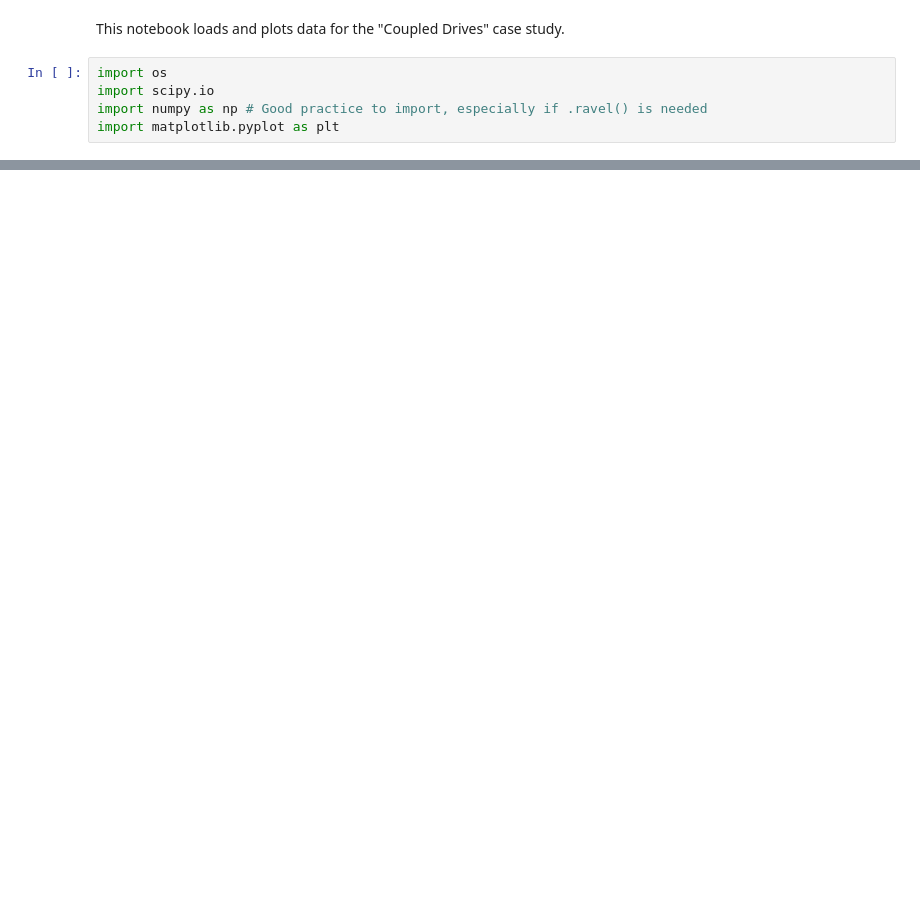
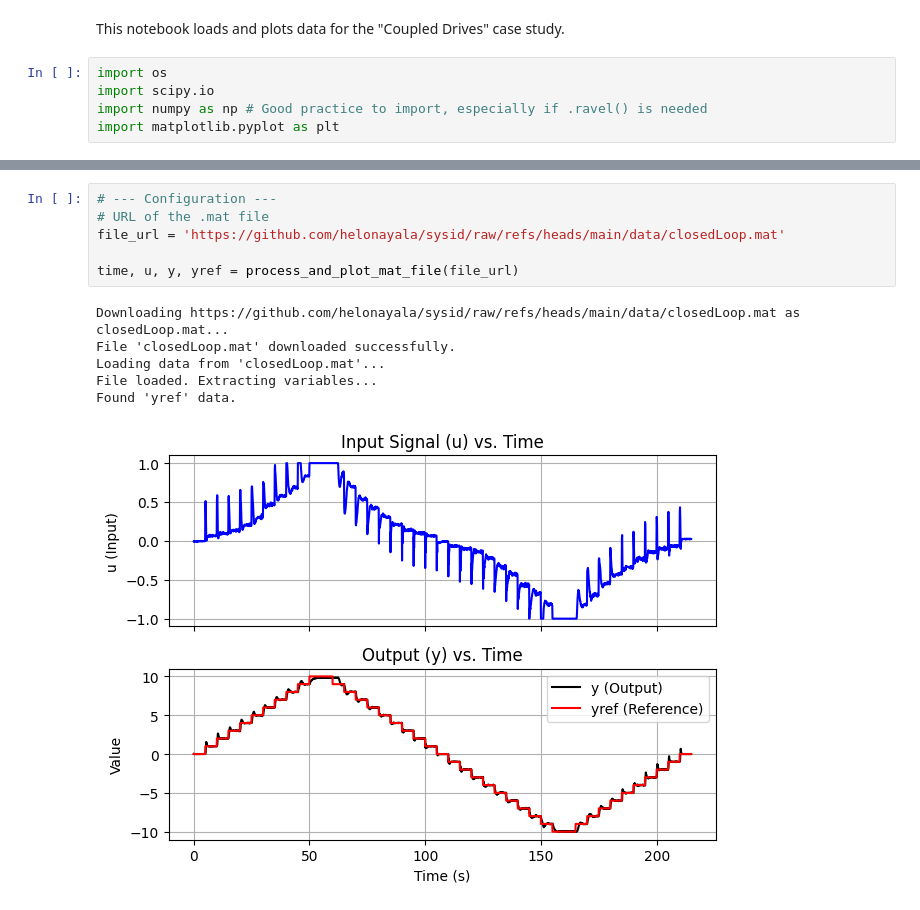
Before and after one commit to helonayala/sysid, a Jupyter notebook: case_studies.ipynb, the cells around one changed output, grey strips where cells are left out. Drawn from its saved outputs; the diff is of its cells as text; blank space fills up the shorter version.

```diff
--- a/case_studies.ipynb
+++ b/case_studies.ipynb
@@ -113,0 +87,13 @@ Data extracted successfully.
+# %%
+# --- Configuration ---
+# URL of the .mat file
+file_url = 'https://github.com/helonayala/sysid/raw/refs/heads/main/data/closedLoop.mat'
+
+time, u, y, yref = process_and_plot_mat_file(file_url)
+# %% [output]
+Downloading https://github.com/helonayala/sysid/raw/refs/heads/main/data/closedLoop.mat as closedLoop.mat...
+File 'closedLoop.mat' downloaded successfully.
+Loading data from 'closedLoop.mat'...
+File loaded. Extracting variables...
+Found 'yref' data.
+[figure, added]
```
Also changed, not shown: parts of 4 cells of this notebook.
